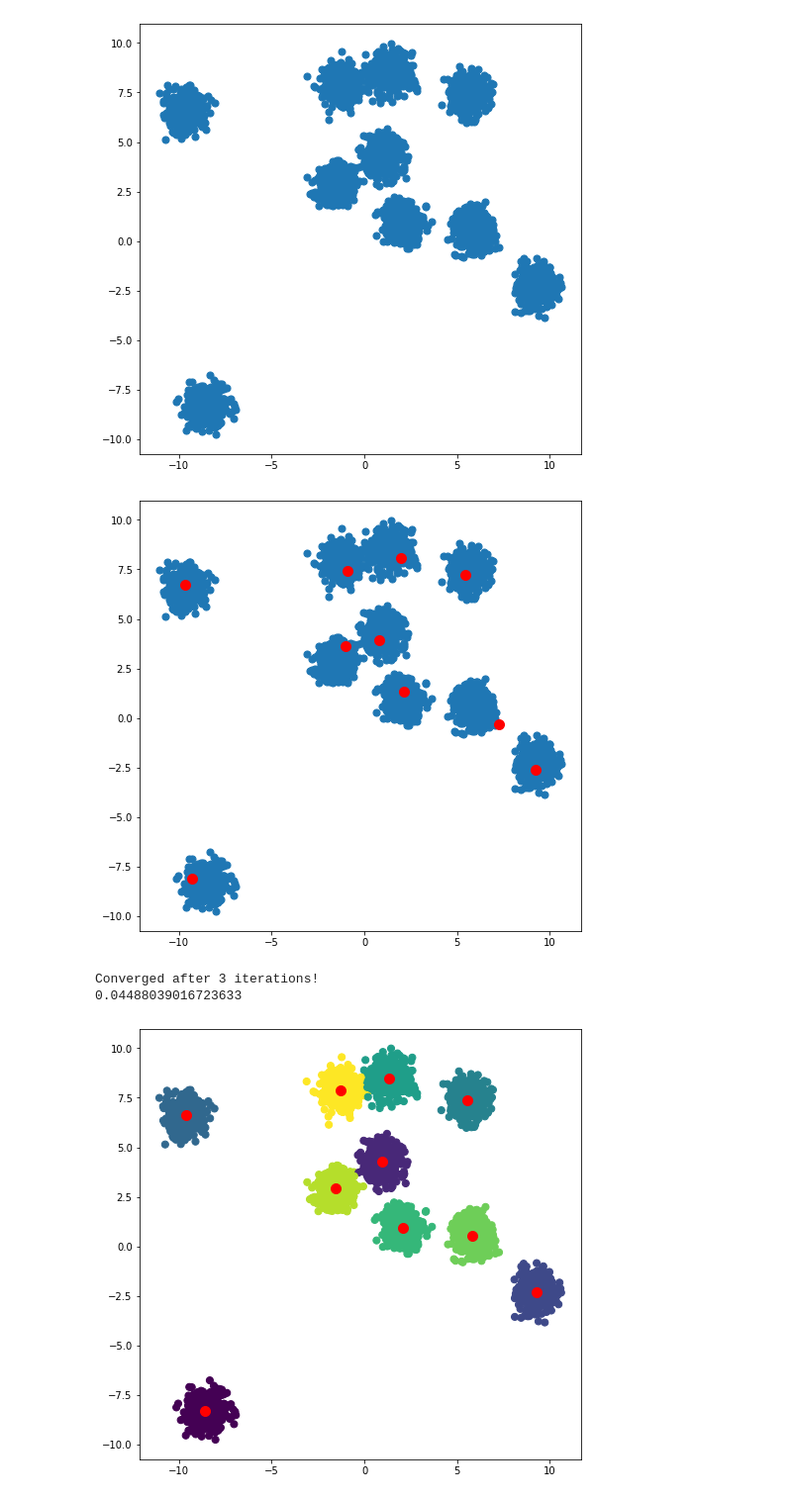
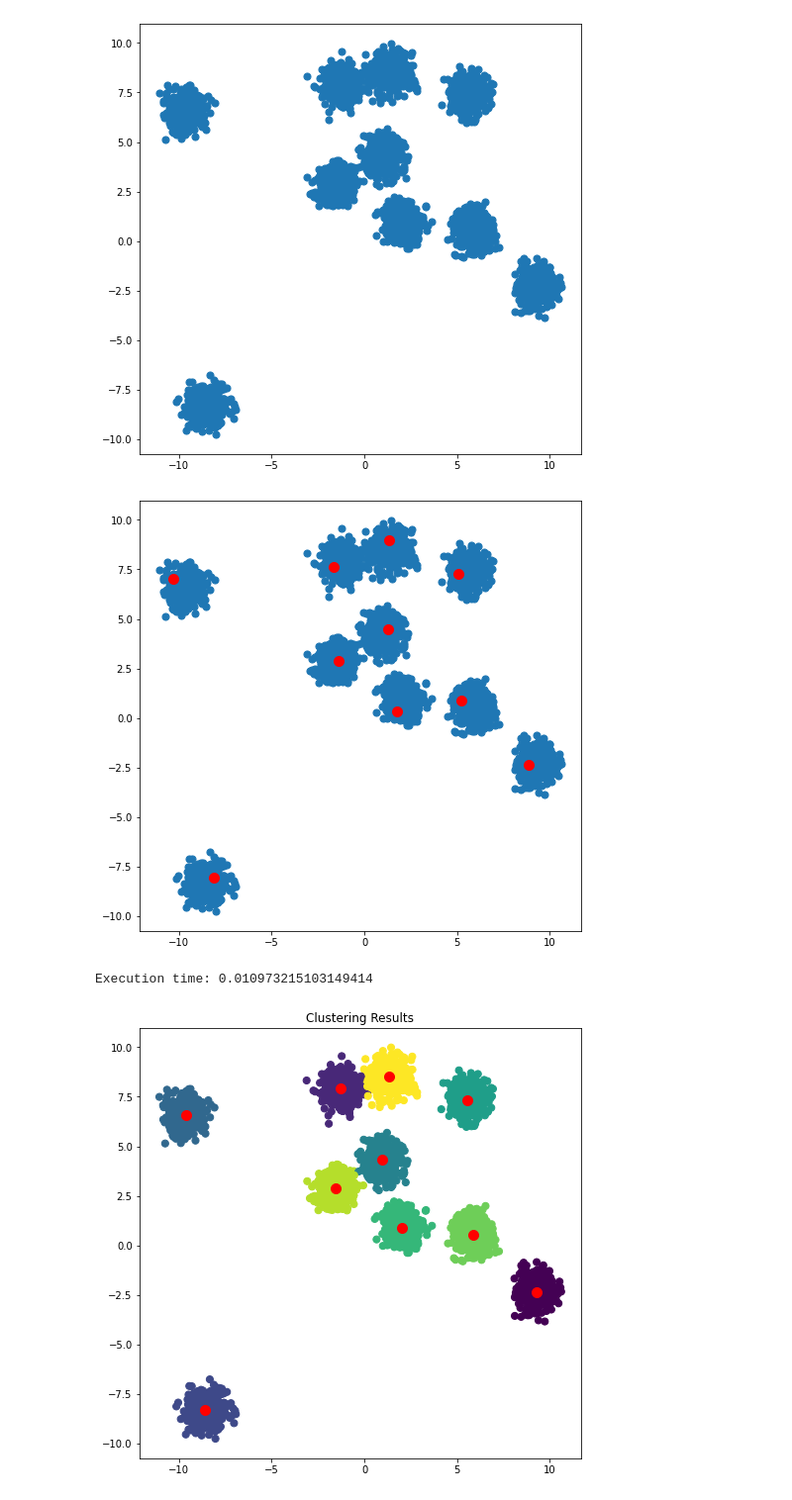
Before and after one commit to tranleanh/pocs-based-clustering, a Jupyter notebook: pocs-based-clustering-demo.ipynb, the cells around one changed output. Shown: that part at 99% size. Saved outputs shown, nothing was run; the diff lists cells and outputs as text; code cells hidden in the pictures.

```diff
--- a/pocs-based-clustering-demo.ipynb
+++ b/pocs-based-clustering-demo.ipynb
@@ -253,28 +21,31 @@ plt.show()
 # %% [output]
 [figure]
 # %%
-candidates, _ = kmpp_initializer(X, num_clusters)
-# print(candidates)
+# Initialization Demo
+candidates, _ = initializer(X, num_clusters)
 plt.figure(figsize=(8,8))
 plt.scatter(X[:, 0], X[:, 1], s=50)
 plt.scatter(candidates[:, 0], candidates[:, 1], c='red',s=100)
 plt.show()
 # %% [output]
-[figure, old version]
+[figure, new version]
 # %%
-# POSC-based Clustering Algorithm Demo
+# POSC-based Clustering Demo
 start_time = time.time()
-centroids, labels = pocs_clustering(X, num_clusters, 100)
+centroid_list_pocs, label_list_pocs, proctime_list_pocs = pocs_clustering(X, num_clusters, 100)
 end_time = time.time()
 proc_time = end_time - start_time
-print(proc_time)
+print('Execution time:', proc_time)
 
-# Track results
+centroids = centroid_list_pocs[-1]
+labels = label_list_pocs[-1]
+
+# Display Results
 plt.figure(figsize=(8,8))
 plt.scatter(X[:, 0], X[:, 1], c=labels,s=50, cmap='viridis')
 plt.scatter(centroids[:, 0], centroids[:, 1], s=100, c='red')
+plt.title('Clustering Results')
 plt.show()
 # %% [output]
-Converged after 3 iterations!
-0.04488039016723633
+Execution time: 0.010973215103149414
-[figure, old version]
+[figure, new version]
```
Also changed, not shown: parts of 5 cells of this notebook.
